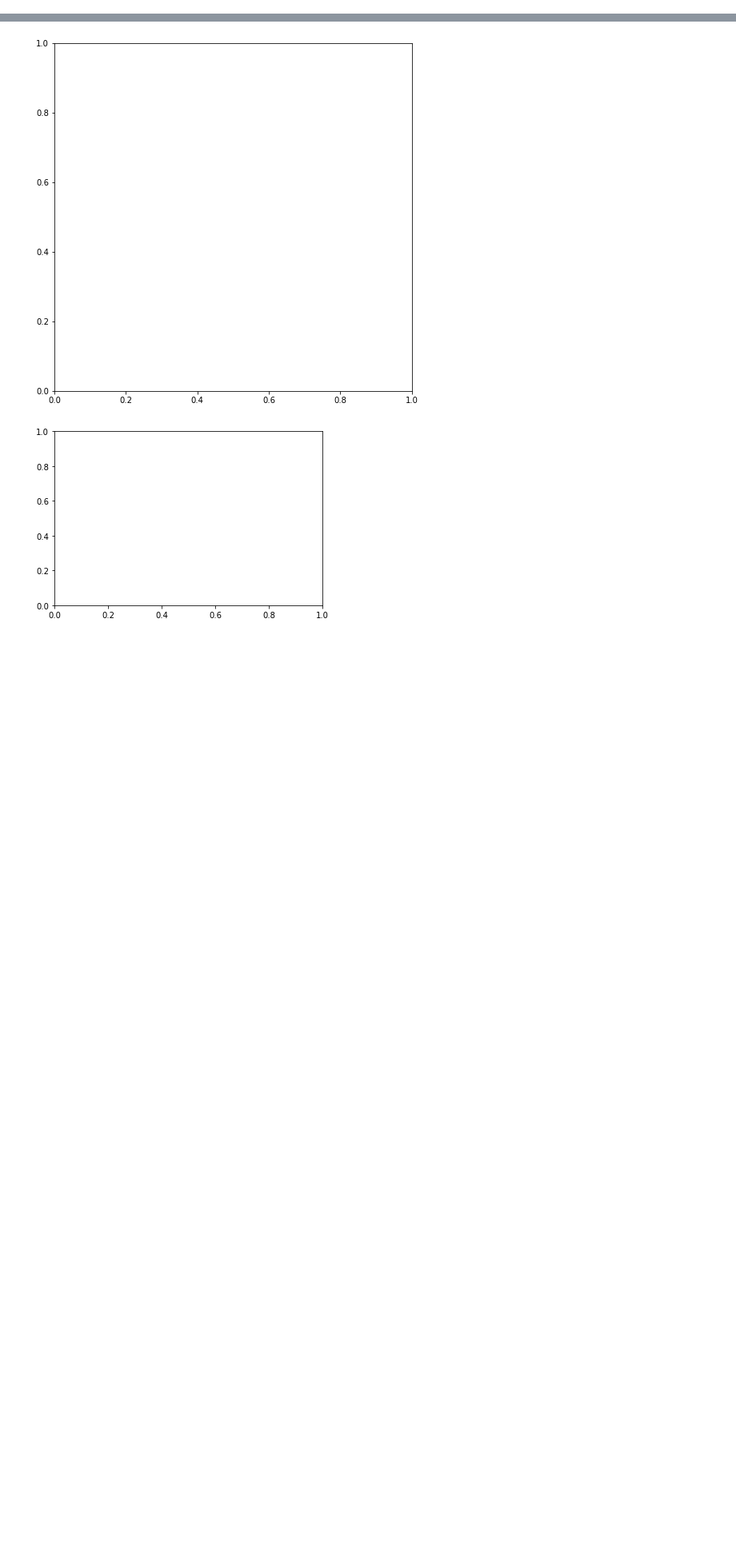
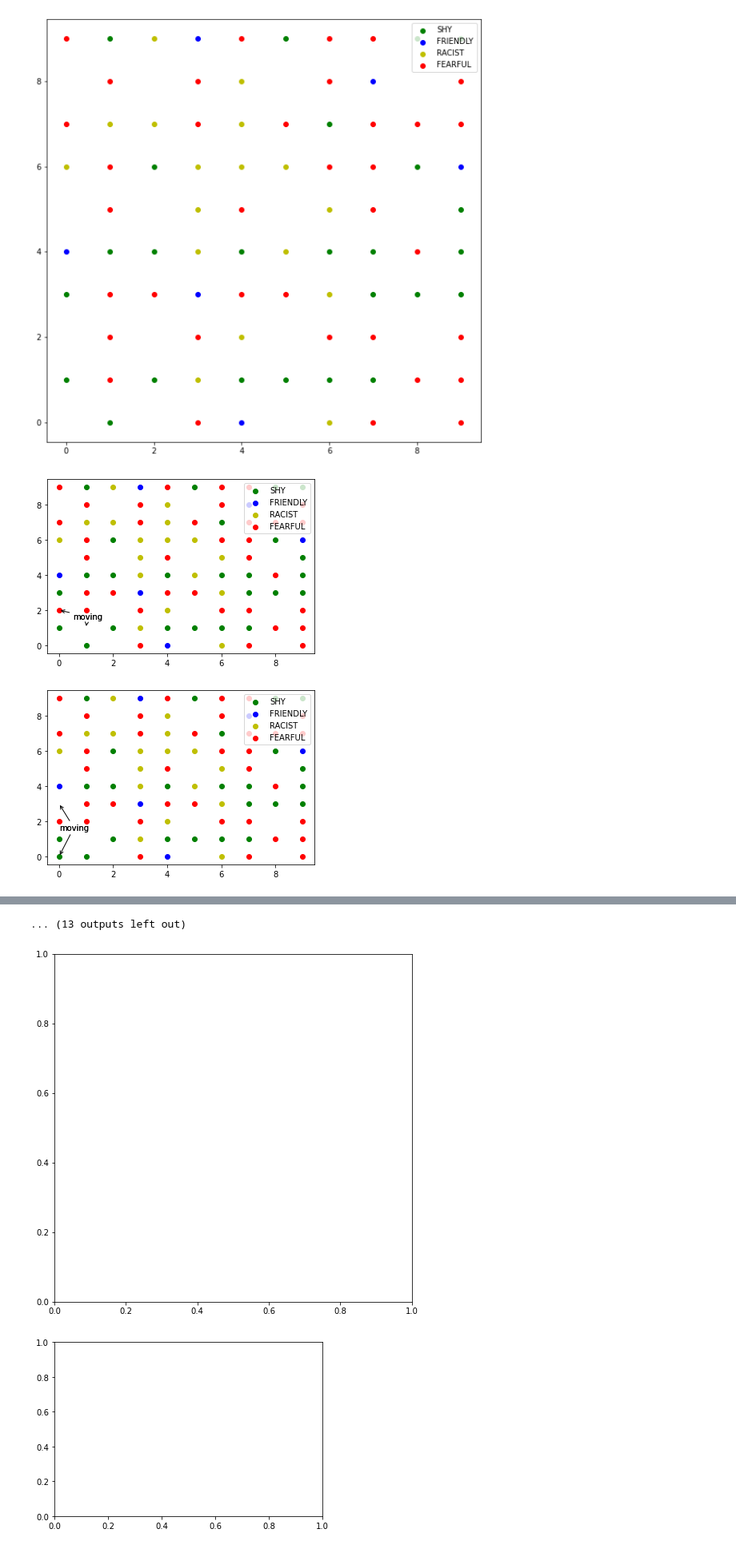
Before and after one commit to ellenrlasko/PS-88-21-DEV, a Jupyter notebook: lab/lab2/Schelling.ipynb, the cells around one changed output, grey strips where cells are left out. Shown at 80% size. Cells and saved outputs as stored; diff of their text form; code cells hidden in the pictures; blank space fills up the shorter version.

```diff
--- a/lab/lab2/Schelling.ipynb
+++ b/lab/lab2/Schelling.ipynb
@@ -0,0 +4,7 @@
+# %%
+m = Grid(10, .4, GroupWeights(.1, .3, 0.4, .2))
+m.run()
+# %% [output]
+[figure, added]
+[figure, added]
+[figure, added]
@@ -1,3 +20,4 @@
+... (13 outputs left out)
 # %%
 g = Grid(5, .5)
 g.schelling()
```
Also changed, not shown: parts of 4 cells of this notebook, 1 other file.
